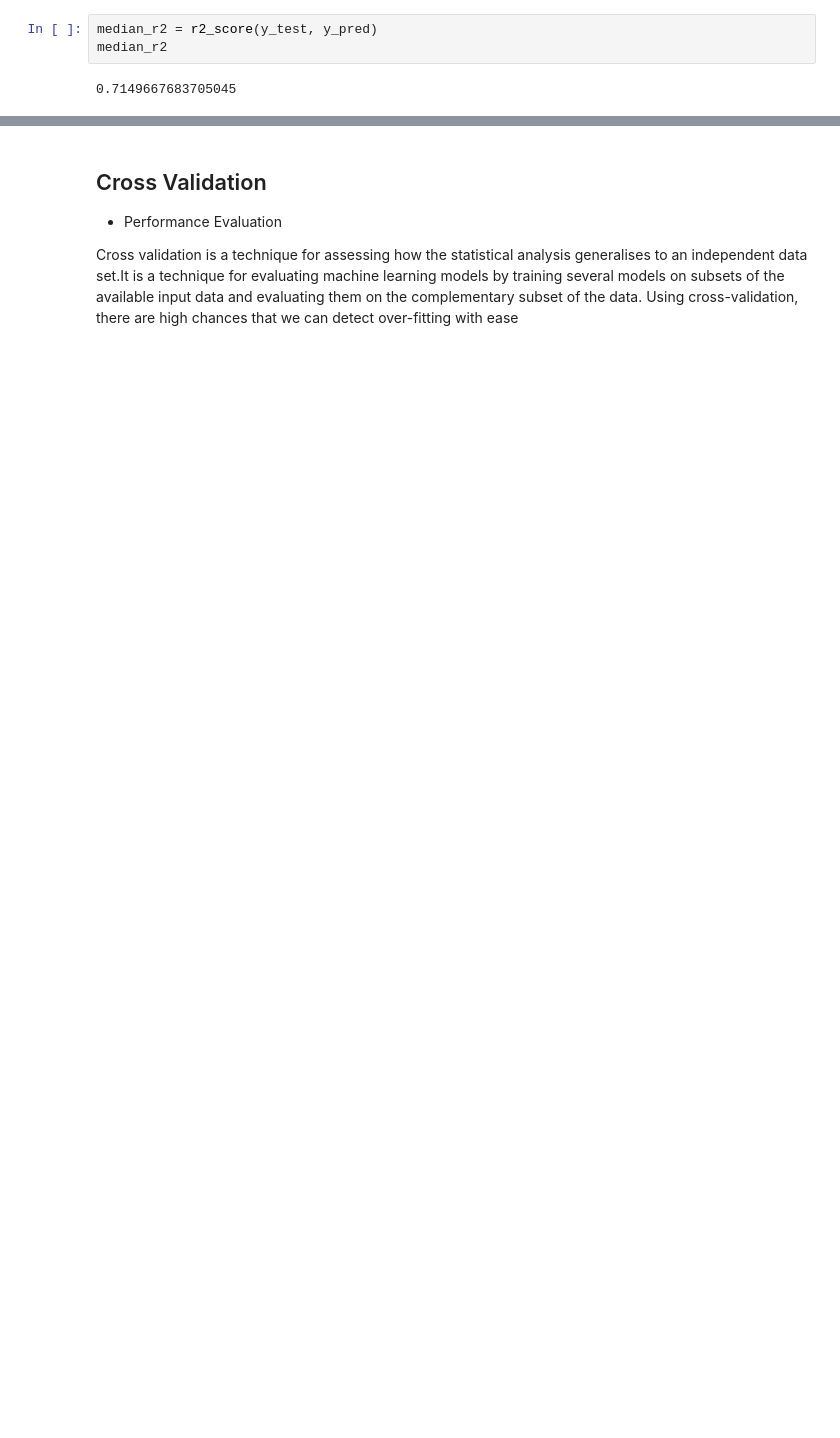
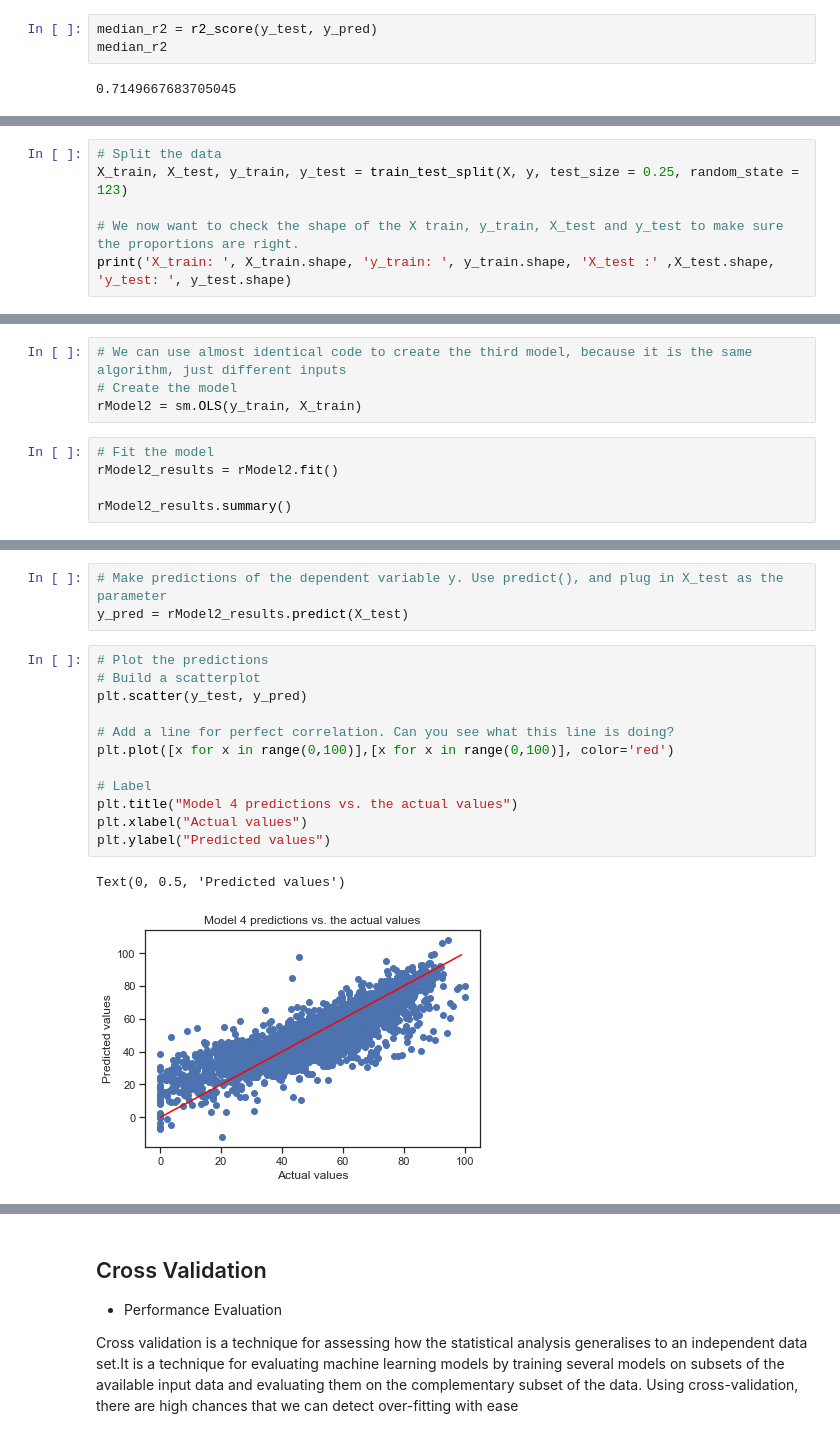
Before and after one commit to gabriellewald/education-project, a Jupyter notebook: Capstone1_pre_processing_training.ipynb, the cells around one changed output, grey strips where cells are left out. Cells and saved outputs as stored; diff of their text form; blank space fills up the shorter version.

```diff
--- a/Capstone1_pre_processing_training.ipynb
+++ b/Capstone1_pre_processing_training.ipynb
@@ -281,0 +392,6 @@ median_r2
+# %%
+# Split the data
+X_train, X_test, y_train, y_test = train_test_split(X, y, test_size = 0.25, random_state = 123)
+
+# We now want to check the shape of the X train, y_train, X_test and y_test to make sure the proportions are right.
+print('X_train: ', X_train.shape, 'y_train: ', y_train.shape, 'X_test :' ,X_test.shape, 'y_test: ', y_test.shape)
@@ -281,0 +400,9 @@ median_r2
+# %%
+# We can use almost identical code to create the third model, because it is the same algorithm, just different inputs
+# Create the model
+rModel2 = sm.OLS(y_train, X_train)
+# %%
+# Fit the model
+rModel2_results = rModel2.fit()
+
+rModel2_results.summary()
@@ -281,0 +444,18 @@ median_r2
+# %%
+# Make predictions of the dependent variable y. Use predict(), and plug in X_test as the parameter
+y_pred = rModel2_results.predict(X_test)
+# %%
+# Plot the predictions
+# Build a scatterplot
+plt.scatter(y_test, y_pred)
+
+# Add a line for perfect correlation. Can you see what this line is doing?
+plt.plot([x for x in range(0,100)],[x for x in range(0,100)], color='red')
+
+# Label
+plt.title("Model 4 predictions vs. the actual values")
+plt.xlabel("Actual values")
+plt.ylabel("Predicted values")
+# %% [output]
+Text(0, 0.5, 'Predicted values')
+[figure, added]
```
Also changed, not shown: parts of 95 cells of this notebook.
